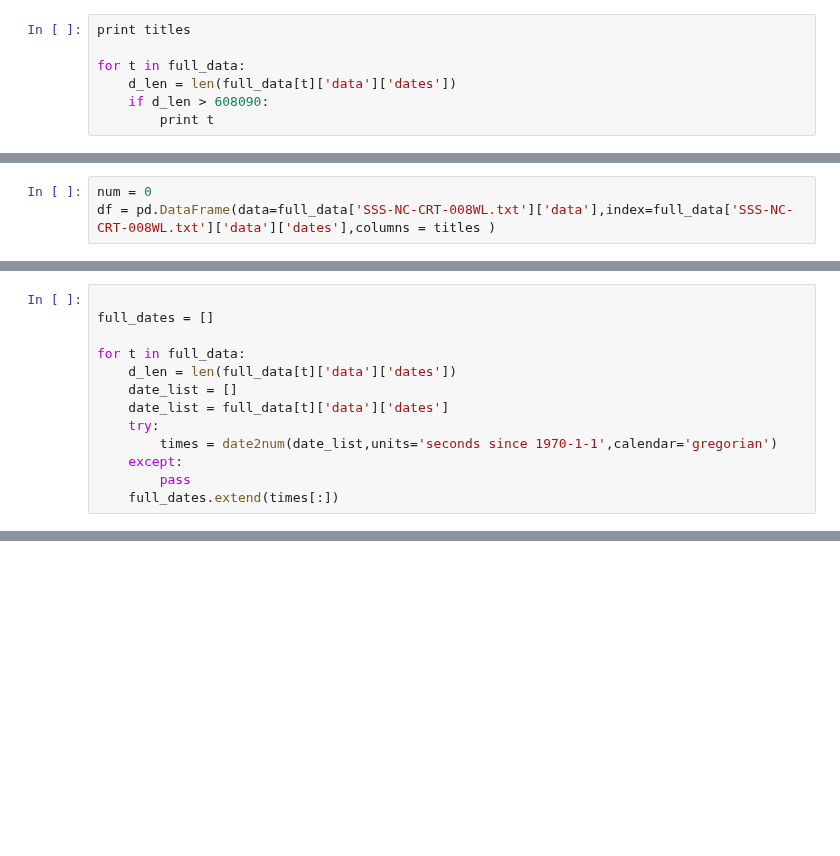
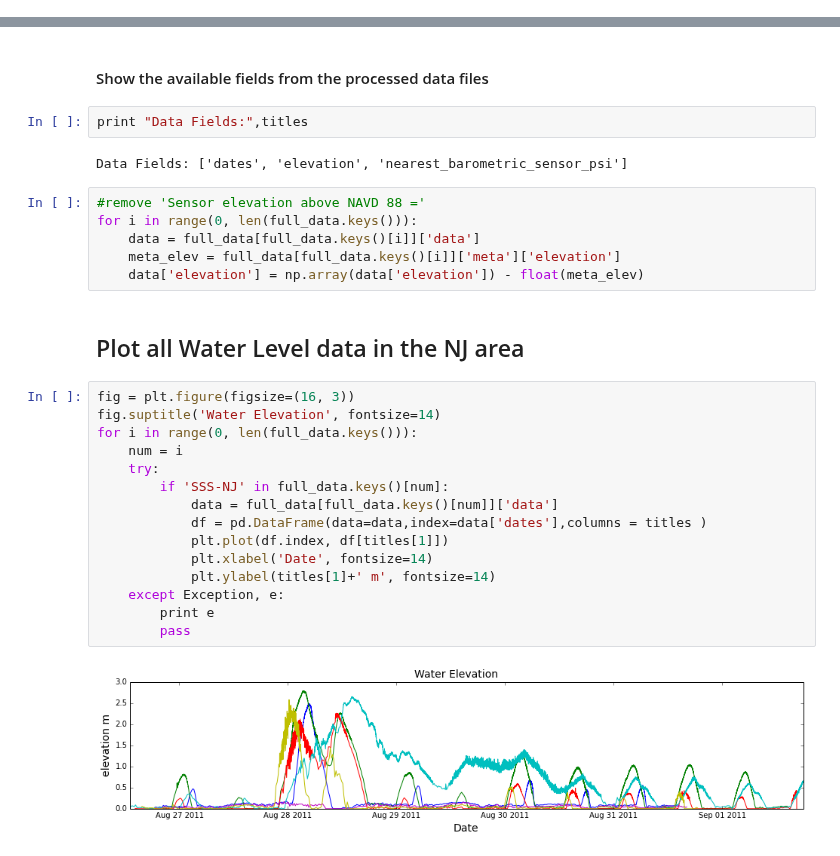
Before and after one commit to ioos/system-test, a Jupyter notebook: Theme_2_Extreme_Events/Scenario_2A/USGS_Gauges/Rapid_Deploy_Gauges.ipynb, the cells around one changed output, grey strips where cells are left out. Cells and saved outputs as stored; diff of their text form; blank space fills up the shorter version.

```diff
--- a/Theme_2_Extreme_Events/Scenario_2A/USGS_Gauges/Rapid_Deploy_Gauges.ipynb
+++ b/Theme_2_Extreme_Events/Scenario_2A/USGS_Gauges/Rapid_Deploy_Gauges.ipynb
@@ -140,7 +0,0 @@ for file_name in files:
-# %%
-print titles
-
-for t in full_data:
-    d_len = len(full_data[t]['data']['dates'])
-    if d_len > 608090:
-        print t
@@ -153,3 +0,0 @@ SSS-NC-CRT-014WL.txt
-# %%
-num = 0
-df = pd.DataFrame(data=full_data['SSS-NC-CRT-008WL.txt']['data'],index=full_data['SSS-NC-CRT-008WL.txt']['data']['dates'],columns = titles )
@@ -204,13 +0,0 @@ sys.getsizeof(full_data)
-# %%
-
-full_dates = []
-
-for t in full_data:
-    d_len = len(full_data[t]['data']['dates'])
-    date_list = []
-    date_list = full_data[t]['data']['dates']
-    try:
-        times = date2num(date_list,units='seconds since 1970-1-1',calendar='gregorian')
-    except:
-        pass
-    full_dates.extend(times[:])
@@ -295,0 +161,31 @@ print "-- File closed successfully"
+# %% [markdown]
+#### Show the available fields from the processed data files
+# %%
+print "Data Fields:",titles
+# %% [output]
+Data Fields: ['dates', 'elevation', 'nearest_barometric_sensor_psi']
+# %%
+#remove 'Sensor elevation above NAVD 88 ='
+for i in range(0, len(full_data.keys())):
+    data = full_data[full_data.keys()[i]]['data']
+    meta_elev = full_data[full_data.keys()[i]]['meta']['elevation']
+    data['elevation'] = np.array(data['elevation']) - float(meta_elev)
+# %% [markdown]
+## Plot all Water Level data in the NJ area
+# %%
+fig = plt.figure(figsize=(16, 3))
+fig.suptitle('Water Elevation', fontsize=14)
+for i in range(0, len(full_data.keys())):
+    num = i
+    try:
+        if 'SSS-NJ' in full_data.keys()[num]:
+            data = full_data[full_data.keys()[num]]['data']
+            df = pd.DataFrame(data=data,index=data['dates'],columns = titles )
+            plt.plot(df.index, df[titles[1]])
+            plt.xlabel('Date', fontsize=14)
+            plt.ylabel(titles[1]+' m', fontsize=14)
+    except Exception, e:
+        print e
+        pass
+# %% [output]
+[figure, added]
```
Also changed, not shown: parts of 34 cells of this notebook, 4 other files.
